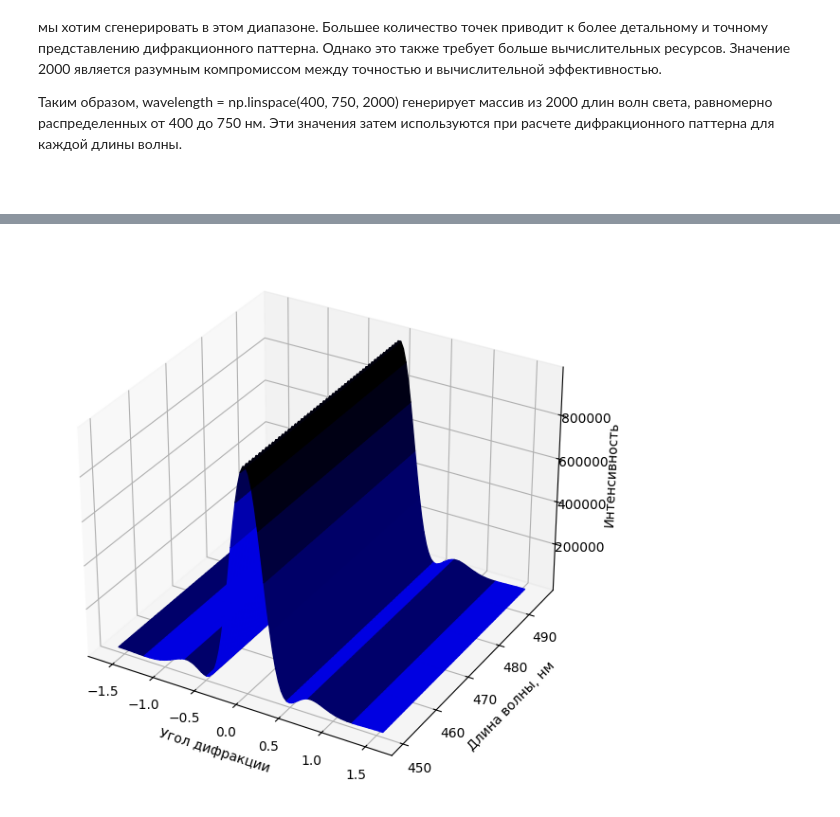
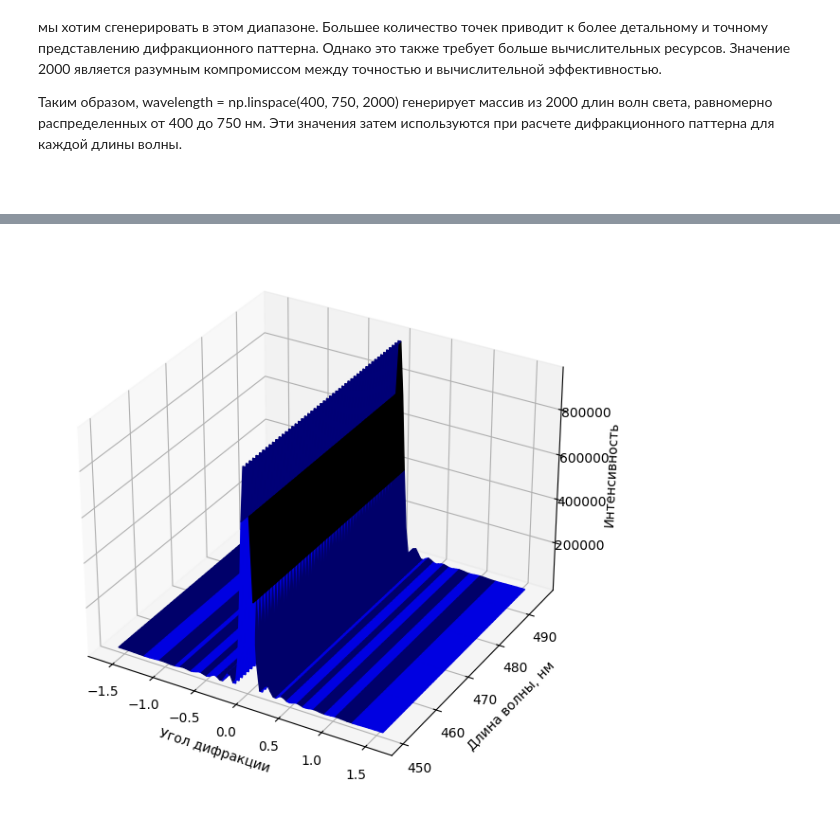
Before and after one commit to DmitryVasilkovW/ITMO-phys-labs-3-5-sem, a Jupyter notebook: 4 sem/Modeling/Modeling 2/modeling 2.ipynb, the cells around one changed output, grey strips where cells are left out. Drawn from its saved outputs; the diff is of its cells as text; code cells hidden in the pictures.

```diff
--- a/4 sem/Modeling/Modeling 2/modeling 2.ipynb
+++ b/4 sem/Modeling/Modeling 2/modeling 2.ipynb
@@ -38,6 +38,7 @@ from matplotlib.colors import LinearSegmentedColormap, Normalize
 
 period = 1.0
 total_strokes = 1000
+d = 3
 
 theta = np.linspace(-np.pi / 2, np.pi / 2, 100)
 wavelength = np.linspace(400, 750, 2000)
@@ -88,27 +94,31 @@ plt.show()
 # %%
 wavelength = np.linspace(450, 495, 2000)
 Theta, Wavelength = np.meshgrid(theta, wavelength)
 
 blue_wavelength = 470
 
-Intensity_blue = np.sin(np.pi * total_strokes * period * np.sin(Theta) / blue_wavelength) ** 2 / \
-            (np.sin(np.pi * period * np.sin(Theta) / blue_wavelength) ** 2)
+Intensity_blue = np.sin(np.pi * period * np.sin(Theta) / blue_wavelength) ** 2 / \
+            ((np.pi * period * np.sin(Theta) / blue_wavelength) ** 2)
 
+tmp = np.sin(np.pi * total_strokes * d * np.sin(Theta) / blue_wavelength) ** 2 / \
+            np.sin(np.pi * d * np.sin(Theta) / blue_wavelength) ** 2
+
+Intensity_blue *= tmp
 fig3 = plt.figure(figsize=(6, 6))
 ax3 = fig3.add_subplot(111, projection='3d')
 
 colors_blue = [(0.0, 'blue'), (0.5, 'blue'), (0.75, 'darkblue'), (1.0, 'black')]
 cmap_blue = LinearSegmentedColormap.from_list('blue', colors_blue)
 
 norm_intensity = Normalize(vmin=Intensity_blue.min(), vmax=Intensity_blue.max())
 
 surf2 = ax3.plot_surface(Theta, Wavelength, Intensity_blue, facecolors=cmap_blue(norm_intensity(Intensity_blue)))
 
 ax3.set_xlabel('Угол дифракции')
 ax3.set_ylabel('Длина волны, нм')
 ax3.set_zlabel('Интенсивность')
 
 plt.tight_layout()
 plt.show()
 # %% [output]
-[figure, old version]
+[figure, new version]
```
Also changed, not shown: parts of 2 cells of this notebook.
